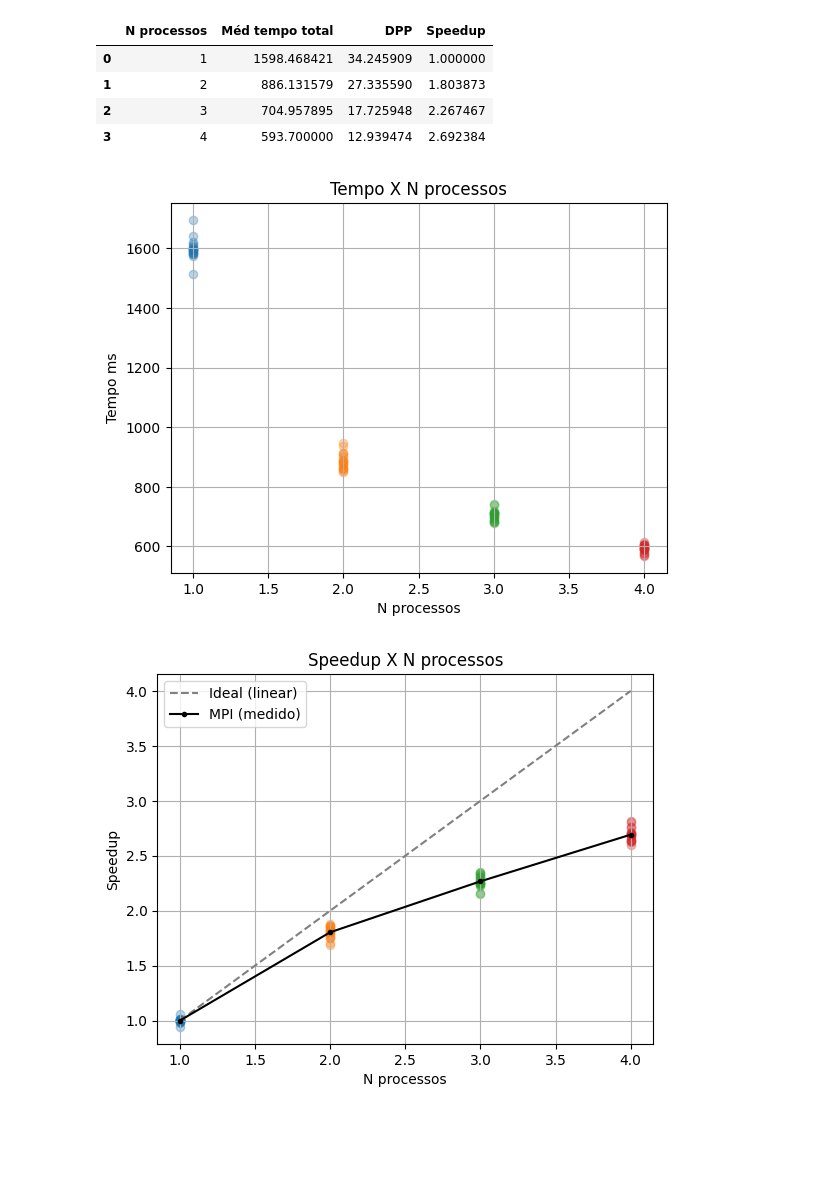
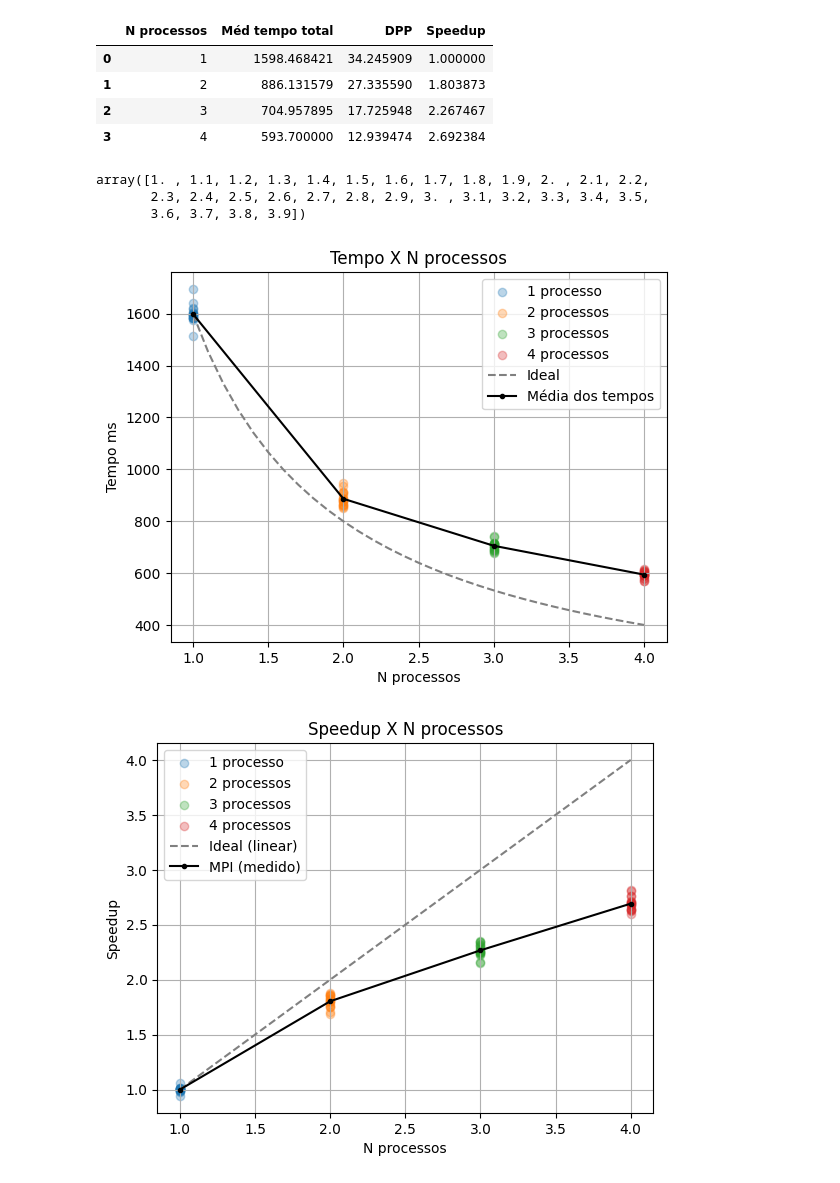
Before and after one commit to tiagoizumi/kmeans-pcd, a Jupyter notebook: Etapa 3/chart.ipynb, the cells around one changed output. Drawn from its saved outputs; the diff is of its cells as text; code cells hidden in the pictures; blank space fills up the shorter version.

```diff
--- a/Etapa 3/chart.ipynb
+++ b/Etapa 3/chart.ipynb
@@ -29,25 +30,34 @@ df_results
 | 1 | 2 | 886.131579 | 27.335590 | 1.803873 |
 | 2 | 3 | 704.957895 | 17.725948 | 2.267467 |
 | 3 | 4 | 593.700000 | 12.939474 | 2.692384 |
+# %%
+np.arange(1, 5.1, 0.1)
+# %% [output]
+array([1. , 1.1, 1.2, 1.3, 1.4, 1.5, 1.6, 1.7, 1.8, 1.9, 2. , 2.1, 2.2,
+       2.3, 2.4, 2.5, 2.6, 2.7, 2.8, 2.9, 3. , 3.1, 3.2, 3.3, 3.4, 3.5,
+       3.6, 3.7, 3.8, 3.9])
 # %%
-plt.scatter([1]*len(np1.tempo_total_ms), np1.tempo_total_ms, alpha=0.3)
-plt.scatter([2]*len(np2.tempo_total_ms), np2.tempo_total_ms, alpha=0.3)
-plt.scatter([3]*len(np3.tempo_total_ms), np3.tempo_total_ms, alpha=0.3)
-plt.scatter([4]*len(np4.tempo_total_ms), np4.tempo_total_ms, alpha=0.3)
+plt.scatter([1]*len(np1.tempo_total_ms), np1.tempo_total_ms, alpha=0.3, label="1 processo")
+plt.scatter([2]*len(np2.tempo_total_ms), np2.tempo_total_ms, alpha=0.3, label="2 processos")
+plt.scatter([3]*len(np3.tempo_total_ms), np3.tempo_total_ms, alpha=0.3, label="3 processos")
+plt.scatter([4]*len(np4.tempo_total_ms), np4.tempo_total_ms, alpha=0.3, label="4 processos")
+plt.plot(np.arange(1, 4.1, 0.1),[df_results["Méd tempo total"][0]/x for x in np.arange(1, 4.1, 0.1)], "--", color="grey", label="Ideal")
+plt.plot(df_results["N processos"], df_results["Méd tempo total"], color="black", label="Média dos tempos", marker=".")
 plt.grid(True)
 plt.xlabel("N processos")
 plt.ylabel("Tempo ms")
 plt.title("Tempo X N processos")
+plt.legend()
 plt.show()
 # %% [output]
-[figure, old version]
+[figure, new version]
 # %%
 t_serial = float(df_results[df_results["N processos"] == 1]["Méd tempo total"][0])
 
-plt.scatter([1]*len(np1.tempo_total_ms), t_serial/np1.tempo_total_ms, alpha=0.3)
-plt.scatter([2]*len(np2.tempo_total_ms), t_serial/np2.tempo_total_ms, alpha=0.3)
-plt.scatter([3]*len(np3.tempo_total_ms), t_serial/np3.tempo_total_ms, alpha=0.3)
-plt.scatter([4]*len(np4.tempo_total_ms), t_serial/np4.tempo_total_ms, alpha=0.3)
+plt.scatter([1]*len(np1.tempo_total_ms), t_serial/np1.tempo_total_ms, alpha=0.3, label="1 processo")
+plt.scatter([2]*len(np2.tempo_total_ms), t_serial/np2.tempo_total_ms, alpha=0.3, label="2 processos")
+plt.scatter([3]*len(np3.tempo_total_ms), t_serial/np3.tempo_total_ms, alpha=0.3, label="3 processos")
+plt.scatter([4]*len(np4.tempo_total_ms), t_serial/np4.tempo_total_ms, alpha=0.3, label="4 processos")
 plt.plot([1, 4], [1, 4], '--', color="gray", label="Ideal (linear)")
 plt.plot(df_results["N processos"], df_results["Speedup"], color="black", label="MPI (medido)", marker=".")
 plt.grid(True)
@@ -57,4 +67,4 @@ plt.title("Speedup X N processos")
 plt.legend()
 plt.show()
 # %% [output]
-[figure, old version]
+[figure, new version]
```
Also changed, not shown: parts of 1 cell of this notebook.
